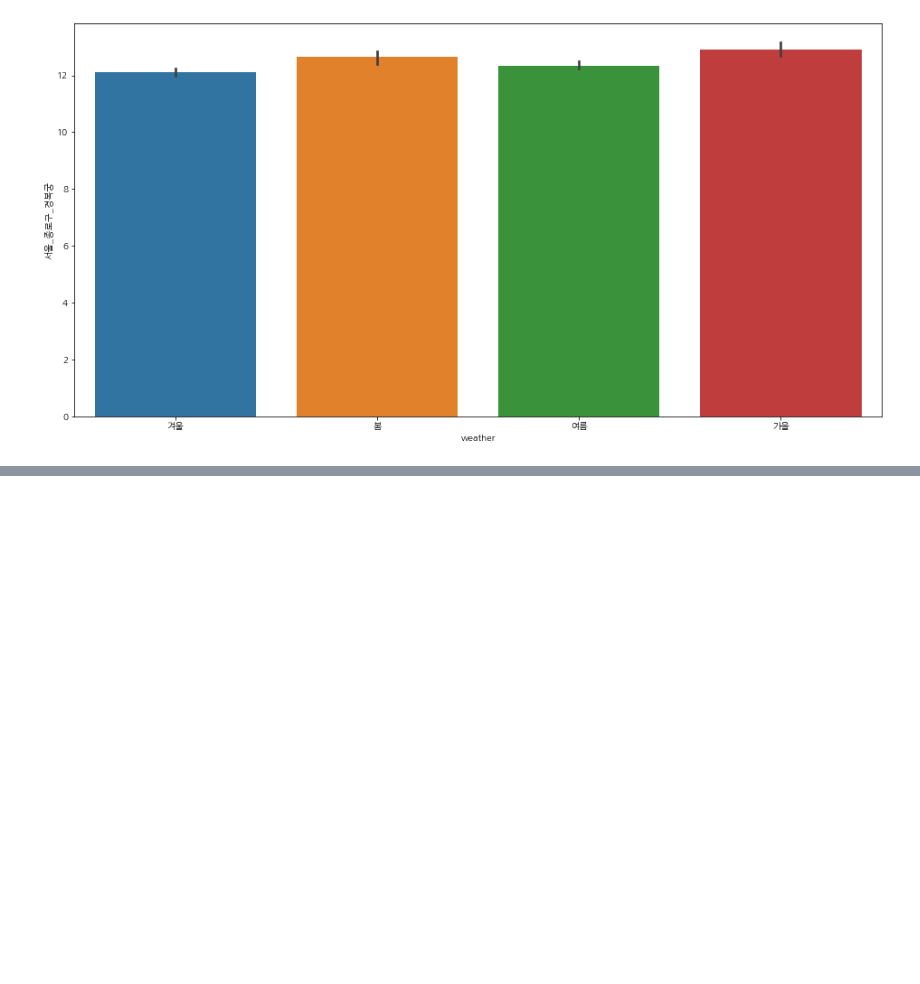
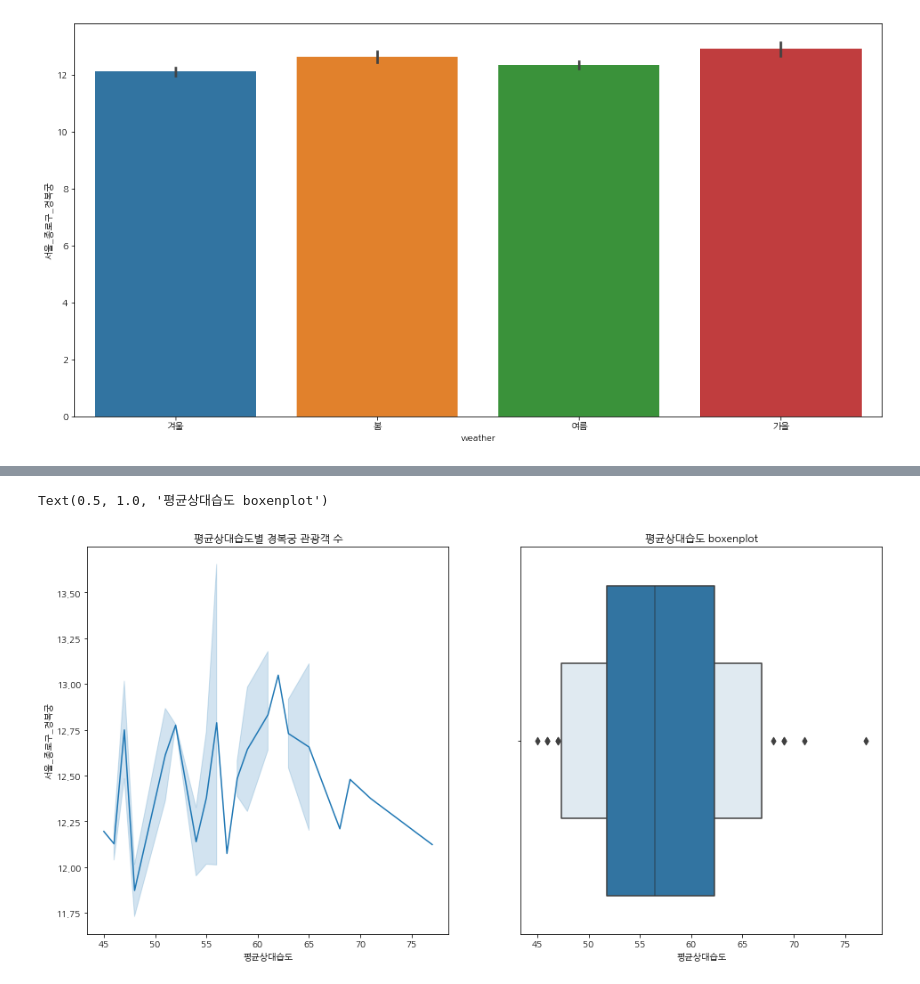
Before and after one commit to qkrwjdduf159/-, a Jupyter notebook: 팀프로젝트/서울 analysis.ipynb, the cells around one changed output, grey strips where cells are left out. Saved outputs shown, nothing was run; the diff lists cells and outputs as text; code cells hidden in the pictures; blank space fills up the shorter version.

```diff
--- a/팀프로젝트/서울 analysis.ipynb
+++ b/팀프로젝트/서울 analysis.ipynb
@@ -202,0 +237,10 @@ sns.barplot(data = data, x = 'weather', y = '서울_종로구_경복궁')
+# %%
+# 평균상대습도로 관광객 수 확인해보기
+fig, ax = plt.subplots(ncols = 2, figsize = (16,8))
+sns.lineplot(data = data, x = '평균상대습도', y = '서울_종로구_경복궁', ax = ax[0])
+sns.boxenplot(data['평균상대습도'], ax = ax[1])
+ax[0].set_title('평균상대습도별 경복궁 관광객 수')
+ax[1].set_title('평균상대습도 boxenplot')
+# %% [output]
+Text(0.5, 1.0, '평균상대습도 boxenplot')
+[figure, added]
```
Also changed, not shown: parts of 27 cells of this notebook.
